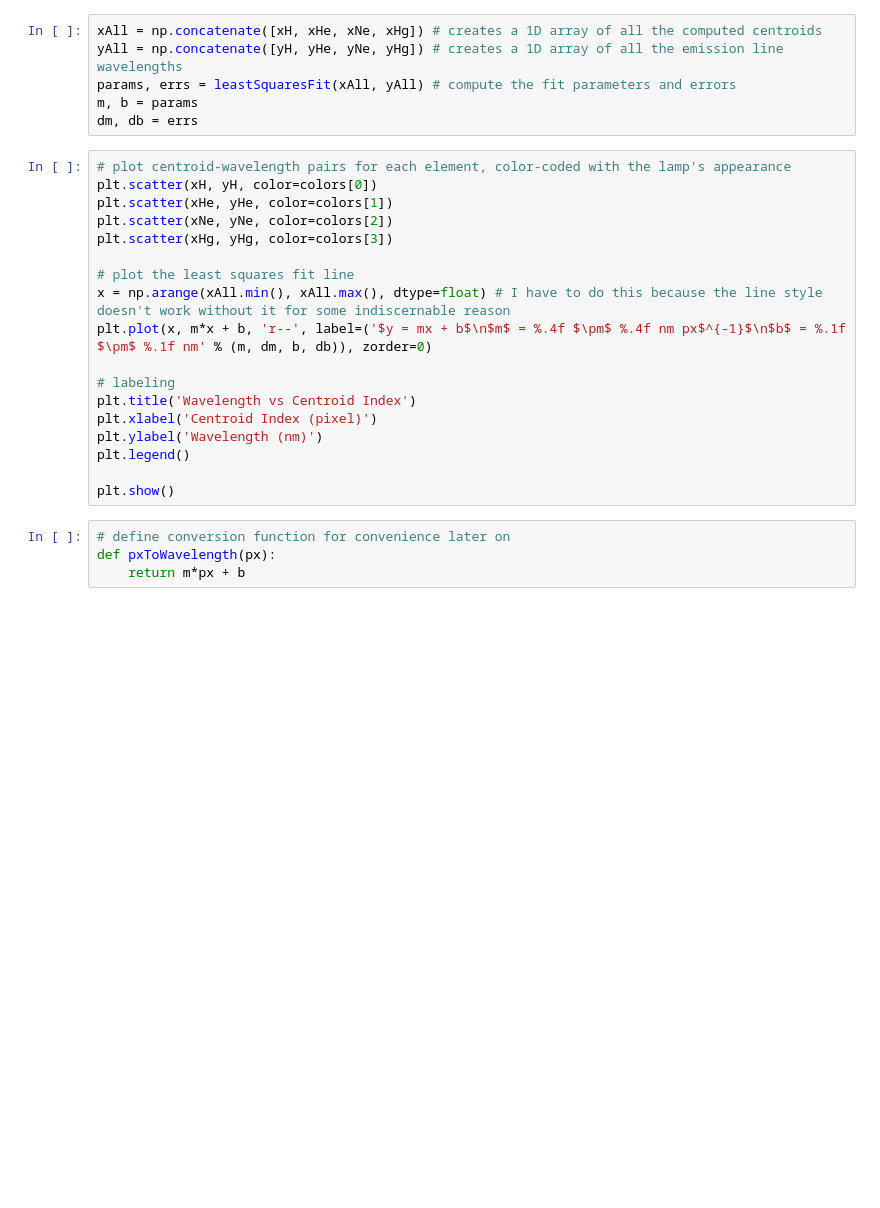
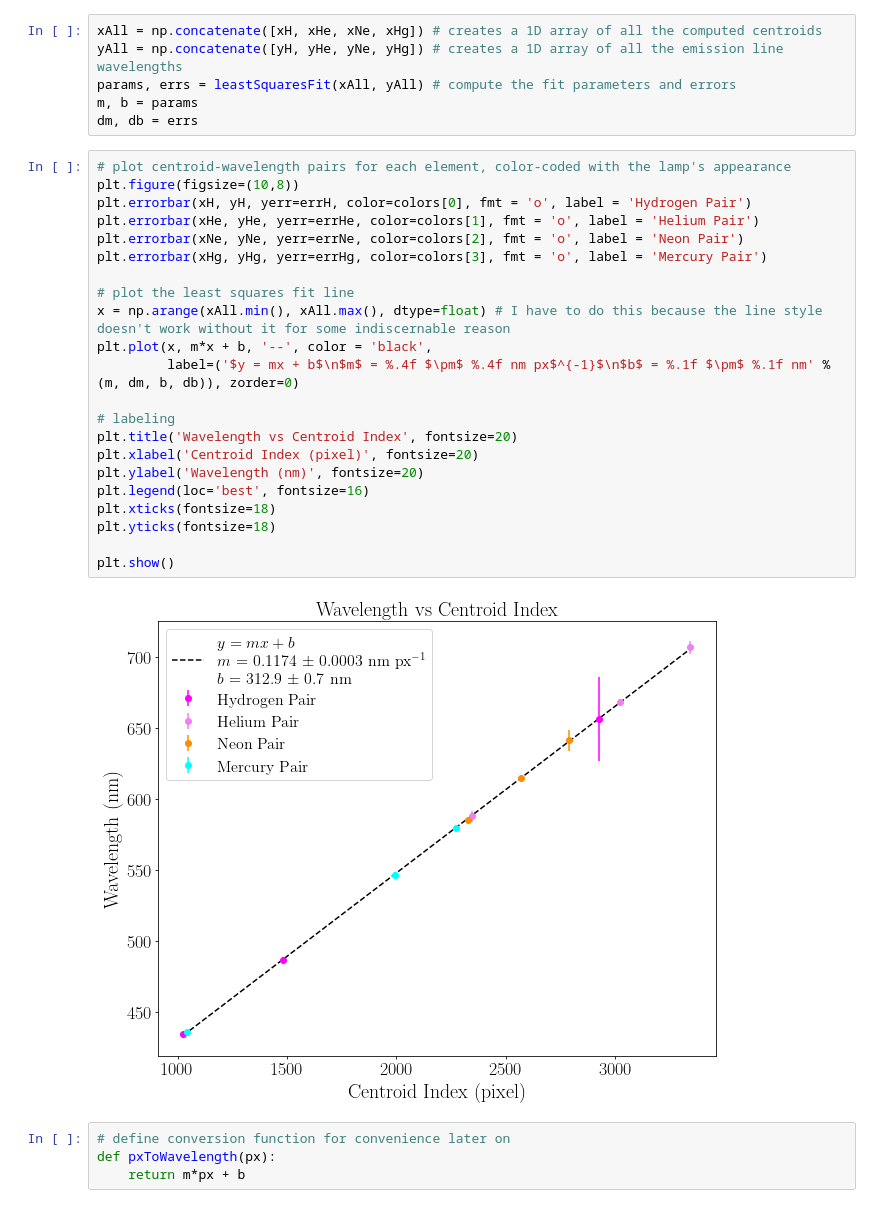
Before and after one commit to Pl4to42/PHYS-164-Lab-2, a Jupyter notebook: Lab 2.ipynb, the cells around one changed output. Cells and saved outputs as stored; diff of their text form; blank space fills up the shorter version.

```diff
--- a/Lab 2.ipynb
+++ b/Lab 2.ipynb
@@ -175,22 +185,28 @@ m, b = params
 dm, db = errs
 # %%
 # plot centroid-wavelength pairs for each element, color-coded with the lamp's appearance
-plt.scatter(xH, yH, color=colors[0])
-plt.scatter(xHe, yHe, color=colors[1])
-plt.scatter(xNe, yNe, color=colors[2])
-plt.scatter(xHg, yHg, color=colors[3])
+plt.figure(figsize=(10,8))
+plt.errorbar(xH, yH, yerr=errH, color=colors[0], fmt = 'o', label = 'Hydrogen Pair')
+plt.errorbar(xHe, yHe, yerr=errHe, color=colors[1], fmt = 'o', label = 'Helium Pair')
+plt.errorbar(xNe, yNe, yerr=errNe, color=colors[2], fmt = 'o', label = 'Neon Pair')
+plt.errorbar(xHg, yHg, yerr=errHg, color=colors[3], fmt = 'o', label = 'Mercury Pair')
 
 # plot the least squares fit line
 x = np.arange(xAll.min(), xAll.max(), dtype=float) # I have to do this because the line style doesn't work without it for some indiscernable reason
-plt.plot(x, m*x + b, 'r--', label=('$y = mx + b$\n$m$ = %.4f $\pm$ %.4f nm px$^{-1}$\n$b$ = %.1f $\pm$ %.1f nm' % (m, dm, b, db)), zorder=0)
+plt.plot(x, m*x + b, '--', color = 'black',
+         label=('$y = mx + b$\n$m$ = %.4f $\pm$ %.4f nm px$^{-1}$\n$b$ = %.1f $\pm$ %.1f nm' % (m, dm, b, db)), zorder=0)
 
 # labeling
-plt.title('Wavelength vs Centroid Index')
-plt.xlabel('Centroid Index (pixel)')
-plt.ylabel('Wavelength (nm)')
-plt.legend()
+plt.title('Wavelength vs Centroid Index', fontsize=20)
+plt.xlabel('Centroid Index (pixel)', fontsize=20)
+plt.ylabel('Wavelength (nm)', fontsize=20)
+plt.legend(loc='best', fontsize=16)
+plt.xticks(fontsize=18)
+plt.yticks(fontsize=18)
 
 plt.show()
+# %% [output]
+[figure, added]
 # %%
 # define conversion function for convenience later on
 def pxToWavelength(px):
```
Also changed, not shown: parts of 3 cells of this notebook.
